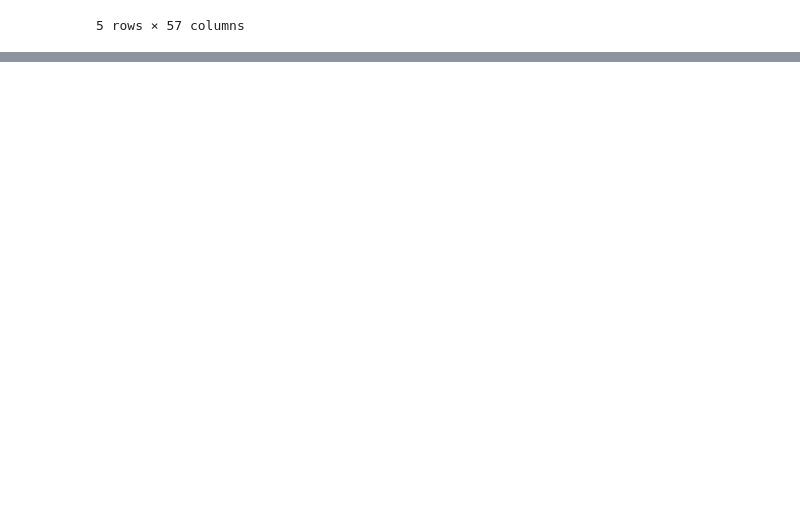
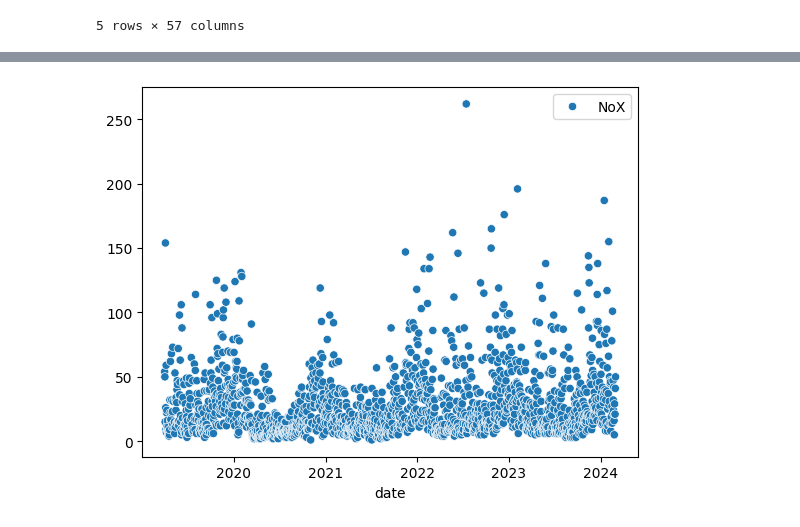
Before and after one commit to Zeegeuze/revive-it, a Jupyter notebook: notebooks/test_wouter.ipynb, the cells around one changed output, grey strips where cells are left out. Cells and saved outputs as stored; diff of their text form; code cells hidden in the pictures; blank space fills up the shorter version.

```diff
--- a/notebooks/test_wouter.ipynb
+++ b/notebooks/test_wouter.ipynb
@@ -117,0 +130,6 @@ df.head()
+# %%
+# Choose 1 contaminant (NoX)
+nox_df = df[df["codi_contaminant"] == 12]
+
+# Check different stations:
+nox_df["estacio"].value_counts()
@@ -117,0 +147,4 @@ df.head()
+# %%
+# Choose 1 station
+nox_4_df = nox_df[nox_df["estacio"] == 50]
+nox_4_df
@@ -117,0 +166,5 @@ df.head()
+# %%
+# Create mini DataFrame
+mini_df = nox_4_df['h18']
+mini_df = mini_df.sort_index().to_frame(name="NoX")
+mini_df
@@ -117,0 +198,6 @@ df.head()
+# %%
+import seaborn as sns
+
+sns.scatterplot(data=mini_df);
+# %% [output]
+[figure, added]
```
Also changed, not shown: parts of 20 cells of this notebook, 1 other file.
